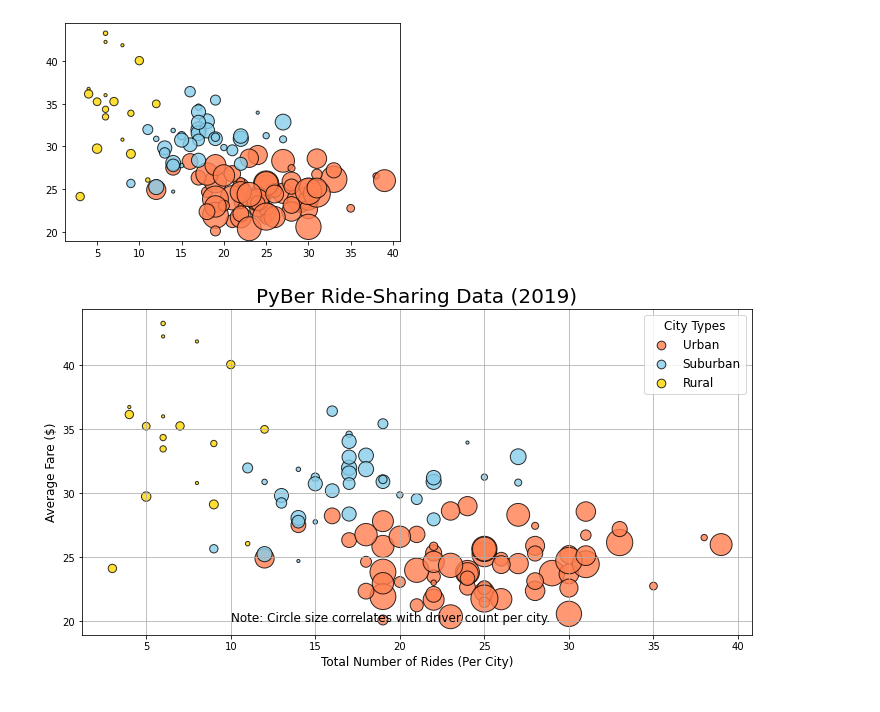
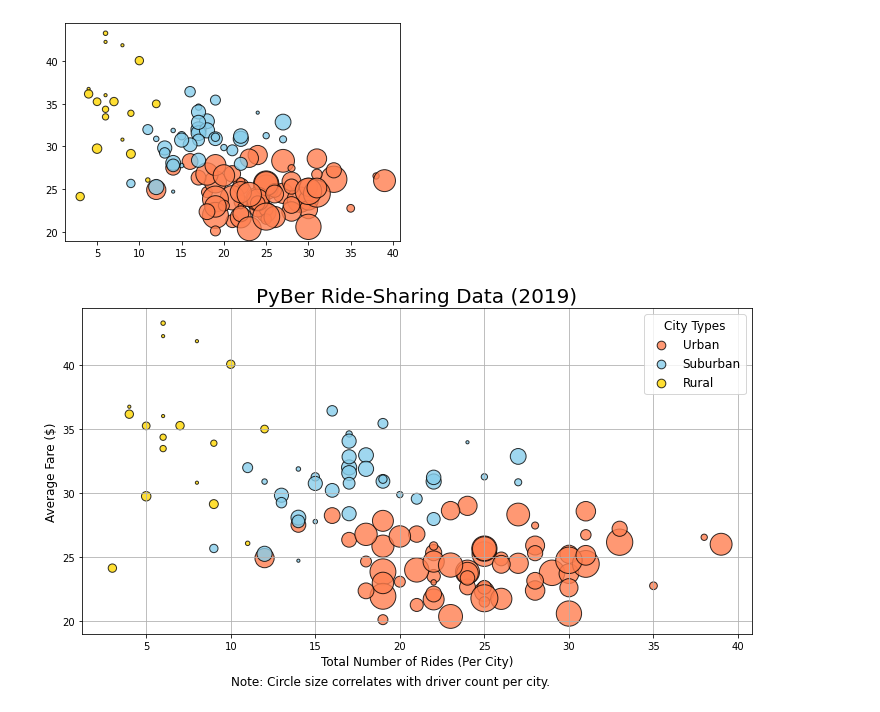
Before and after one commit to etdirksen/Rideshare-Analysis, a Jupyter notebook: PyBer.ipynb, the cells around one changed output. Saved outputs shown, nothing was run; the diff lists cells and outputs as text; code cells hidden in the pictures.

```diff
--- a/PyBer.ipynb
+++ b/PyBer.ipynb
@@ -318,32 +322,32 @@ plt.scatter(suburban_ride_count,
 
 plt.scatter(rural_ride_count,
       rural_avg_fare,
       s=10*rural_driver_count, c="gold",
       edgecolor="black", linewidths=1,
       alpha=0.8, label="Rural")
 
 # Incorporate the other graph properties
 plt.title("PyBer Ride-Sharing Data (2019)", fontsize=20)
 plt.ylabel("Average Fare ($)", fontsize=12)
 plt.xlabel("Total Number of Rides (Per City)", fontsize=12)
 plt.grid(True)
 
 # Add the legend.
 # Create a legend
 lgnd = plt.legend(fontsize="12", mode="Expanded",
          scatterpoints=1, loc="best", title="City Types")
 lgnd.legendHandles[0]._sizes = [75]
 lgnd.legendHandles[1]._sizes = [75]
 lgnd.legendHandles[2]._sizes = [75]
 lgnd.get_title().set_fontsize(12)
 
 # Incorporate a text label about circle size.
-plt.text(10, 20, "Note: Circle size correlates with driver count per city.", fontsize="12")
+plt.text(10, 15, "Note: Circle size correlates with driver count per city.", fontsize="12")
 
 # Save the figure.
 plt.savefig("analysis/Fig1.png")
 
 # Show the plot
 plt.show()
 # %% [output]
-[figure, old version]
+[figure, new version]
```
Also changed, not shown: parts of 30 cells of this notebook, 3 other files.
